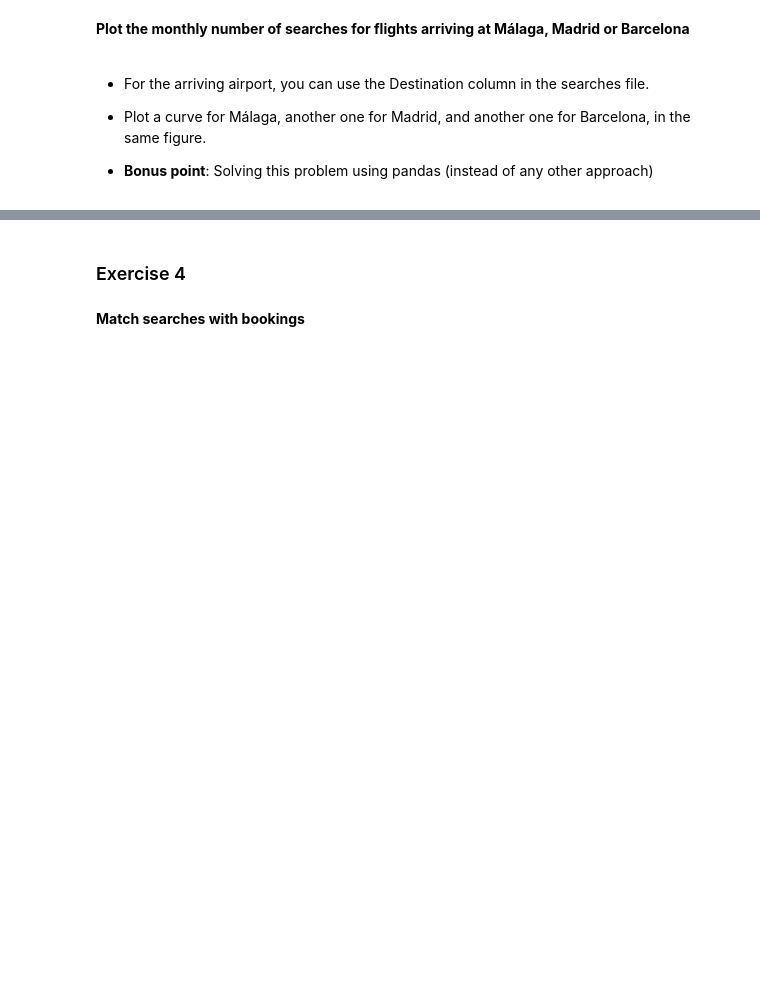
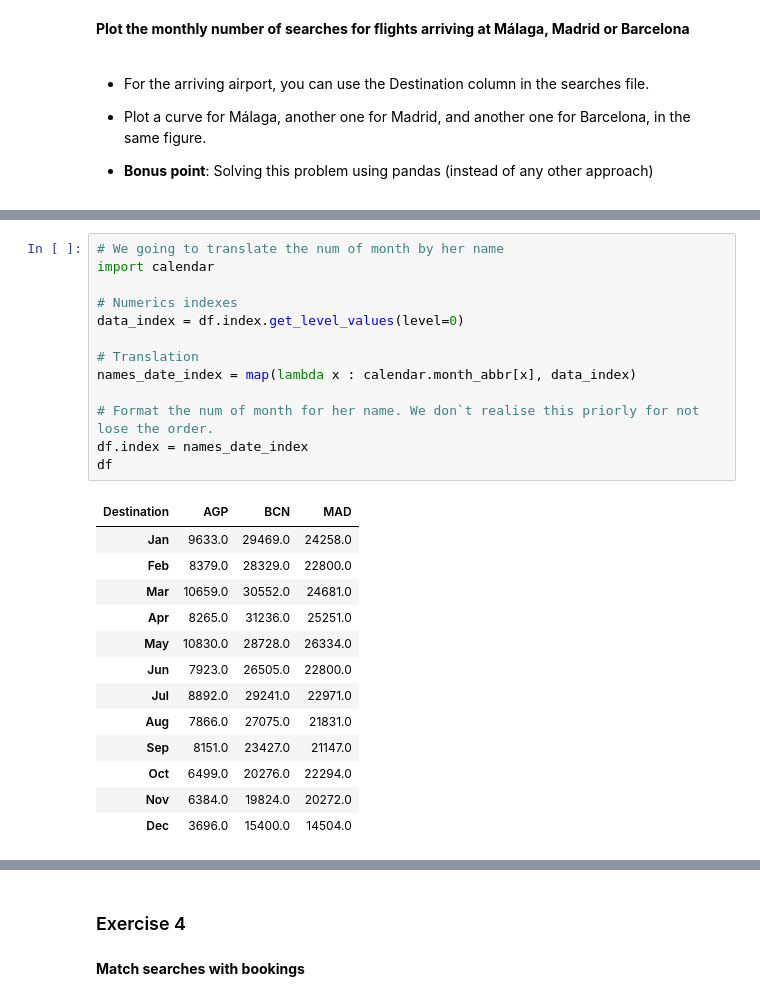
Before and after one commit to evolsidog/Master-Data-Science-Kschool, a Jupyter notebook: Challenge.ipynb, the cells around one changed output, grey strips where cells are left out. Cells and saved outputs as stored; diff of their text form; blank space fills up the shorter version.

```diff
--- a/Challenge.ipynb
+++ b/Challenge.ipynb
@@ -249,0 +271,27 @@ Populating the interactive namespace from numpy and matplotlib
+# %%
+# We going to translate the num of month by her name
+import calendar
+
+# Numerics indexes
+data_index = df.index.get_level_values(level=0)
+
+# Translation
+names_date_index = map(lambda x : calendar.month_abbr[x], data_index)
+
+# Format the num of month for her name. We don`t realise this priorly for not lose the order.
+df.index = names_date_index
+df
+# %% [output]
+| Destination | AGP | BCN | MAD |
+| Jan | 9633.0 | 29469.0 | 24258.0 |
+| Feb | 8379.0 | 28329.0 | 22800.0 |
+| Mar | 10659.0 | 30552.0 | 24681.0 |
+| Apr | 8265.0 | 31236.0 | 25251.0 |
+| May | 10830.0 | 28728.0 | 26334.0 |
+| Jun | 7923.0 | 26505.0 | 22800.0 |
+| Jul | 8892.0 | 29241.0 | 22971.0 |
+| Aug | 7866.0 | 27075.0 | 21831.0 |
+| Sep | 8151.0 | 23427.0 | 21147.0 |
+| Oct | 6499.0 | 20276.0 | 22294.0 |
+| Nov | 6384.0 | 19824.0 | 20272.0 |
+| Dec | 3696.0 | 15400.0 | 14504.0 |
```
Also changed, not shown: parts of 6 cells of this notebook.
